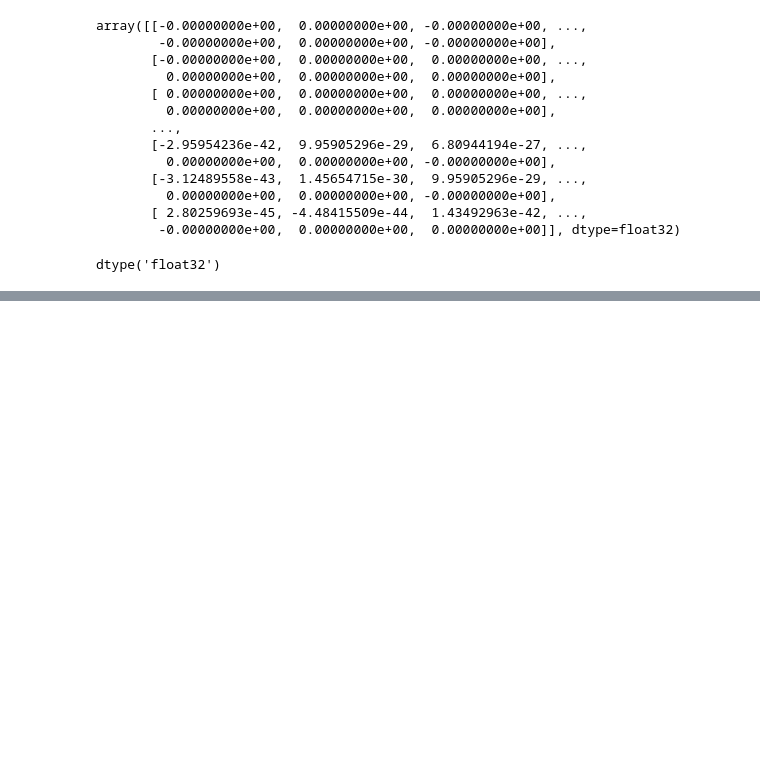
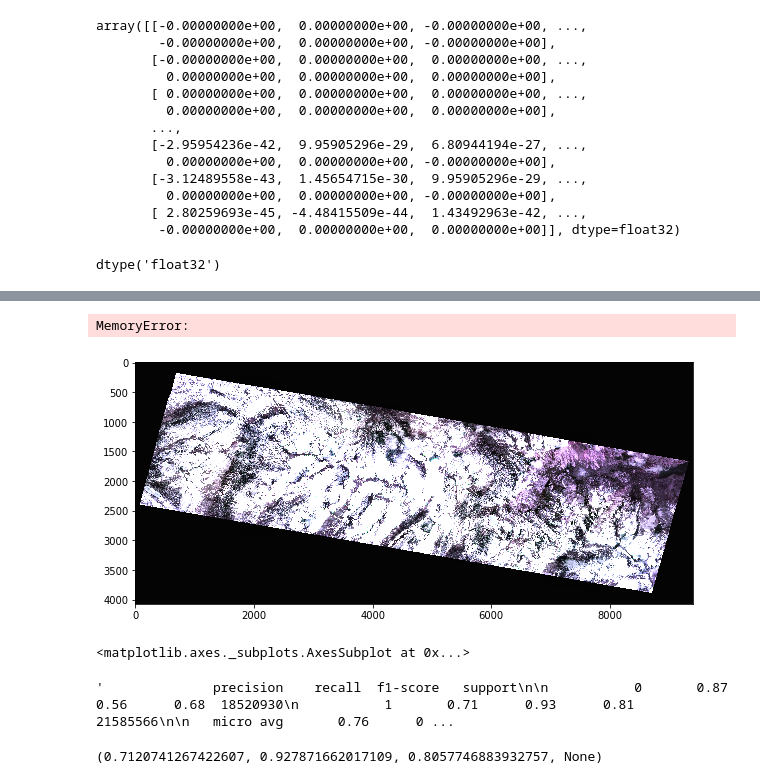
Before and after one commit to acannistra/planet-snowcover, a Jupyter notebook: analysis/Comparison-tiles.ipynb, the cells around one changed output, grey strips where cells are left out. Drawn from its saved outputs; the diff is of its cells as text; code cells hidden in the pictures; blank space fills up the shorter version.

```diff
--- a/analysis/Comparison-tiles.ipynb
+++ b/analysis/Comparison-tiles.ipynb
@@ -236,0 +478,23 @@ FPs
+# %%
+# rescaled = np.stack([
+#     skimage.exposure.equalize_adapthist(imagedata.read(3)/10000),
+#     skimage.exposure.equalize_adapthist(imagedata.read(1)/10000),
+#     skimage.exposure.equalize_adapthist(imagedata.read(2)/10000)])
+
+rescaled = skimage.exposure.rescale_intensity(imagedata.read([3,1,2]), in_range = (0, .62))
+# %% [output]
+MemoryError:
+# %%
+fig = plt.figure(figsize=(10,10))
+show(rescaled)
+# %% [output]
+[figure, added]
+<matplotlib.axes._subplots.AxesSubplot at 0x...>
+# %%
+print(metrics.classification_report(aso_all, pred_all))
+# %% [output]
+'              precision    recall  f1-score   support\n\n           0       0.87      0.56      0.68  18520930\n           1       0.71      0.93      0.81  21585566\n\n   micro avg       0.76      0 ...
+# %%
+metrics.precision_recall_fscore_support(aso_all, pred_all, average = 'binary')
+# %% [output]
+(0.7120741267422607, 0.927871662017109, 0.8057746883932757, None)
```
Also changed, not shown: parts of 28 cells of this notebook, 5 other files.
